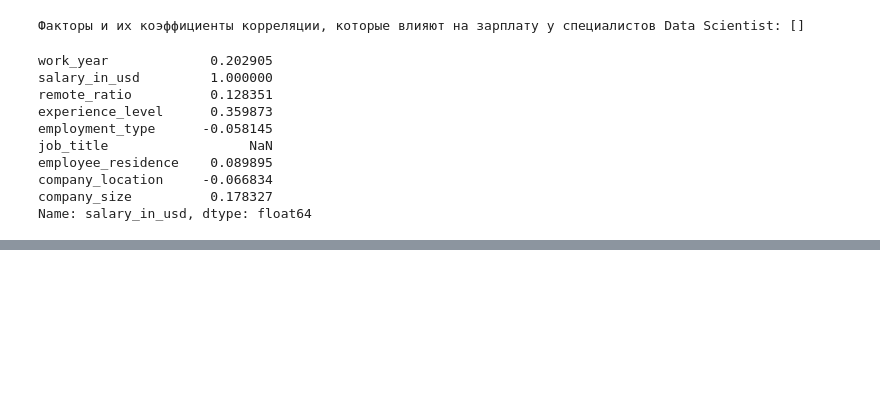
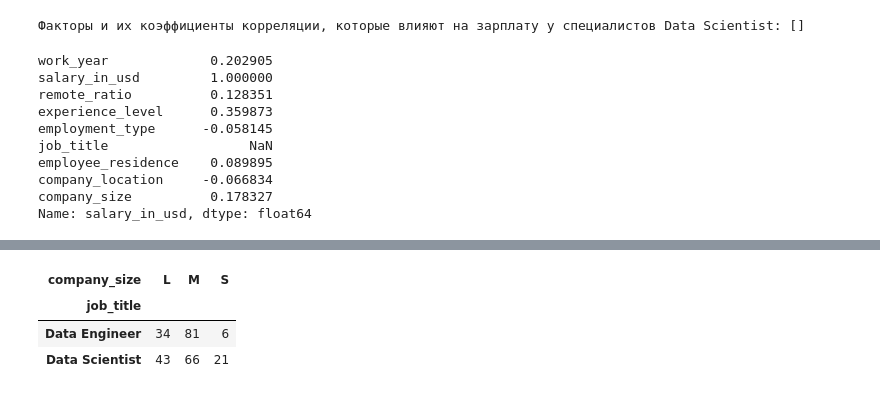
Before and after one commit to MrMonkeyfeeder/Project_EDA, a Jupyter notebook: Project_EDA.ipynb, the cells around one changed output, grey strips where cells are left out. Cells and saved outputs as stored; diff of their text form; code cells hidden in the pictures; blank space fills up the shorter version.

```diff
--- a/Project_EDA.ipynb
+++ b/Project_EDA.ipynb
@@ -777,0 +676,9 @@ p-значение меньше, чем заданный уровень знач
+# %%
+# Создадим кросс-таблицу
+crosstable = pd.crosstab(data_ds_de['job_title'], data_ds_de['company_size'])
+crosstable
+# %% [output]
+| company_size | L | M | S |
+| job_title |  |  |  |
+| Data Engineer | 34 | 81 | 6 |
+| Data Scientist | 43 | 66 | 21 |
```
Also changed, not shown: parts of 19 cells of this notebook.
